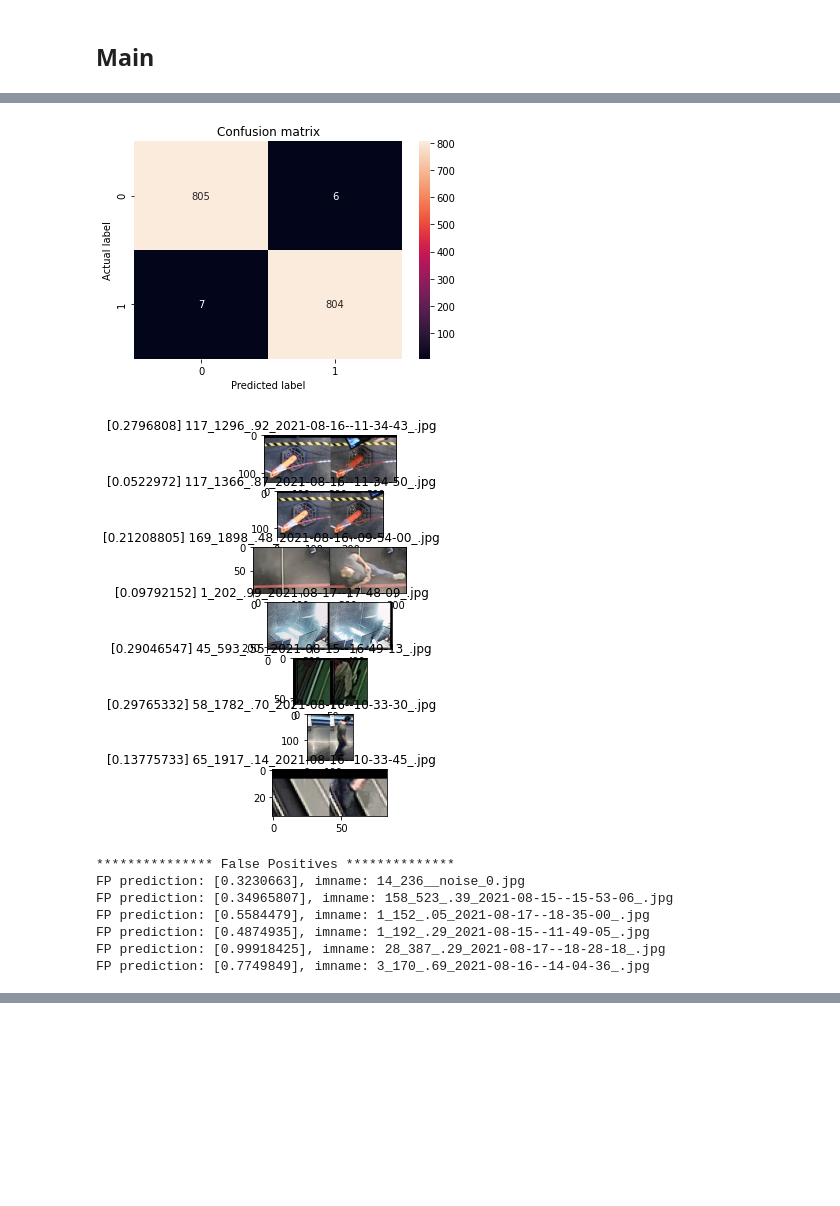
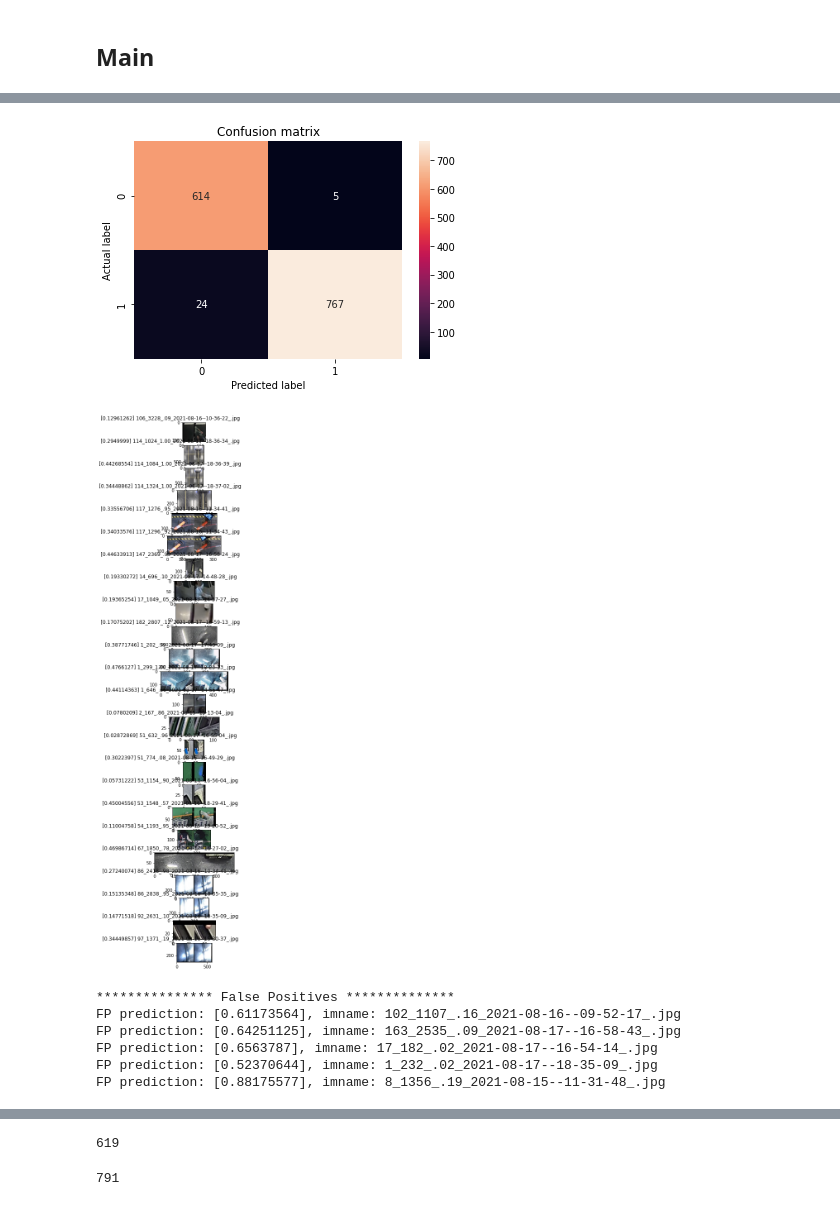
Before and after one commit to dnrevital/DL_utils, a Jupyter notebook: simple_model_evaluation_2_class_rgb.ipynb, the cells around one changed output, grey strips where cells are left out. Saved outputs shown, nothing was run; the diff lists cells and outputs as text; code cells hidden in the pictures; blank space fills up the shorter version.

```diff
--- a/simple_model_evaluation_2_class_rgb.ipynb
+++ b/simple_model_evaluation_2_class_rgb.ipynb
@@ -57,7 +57,7 @@ class DatasetHandler:
         self.num_obstacles) = self._get_all_dataset_image_names(self.dataset, 'obstacle')
         (self.no_obstacle_image_names,
         self.num_no_obstacles) = self._get_all_dataset_image_names(self.dataset, 'no_obstacle')
-        self.datagen, self.steps = self.get_datagen()
+        self.datagen, self.steps = self.get_datagen(self.batch_size)
 
     def _get_all_dataset_image_names(self, dataset, class_name):
         class_dataset = os.path.join(dataset, class_name)
@@ -72,9 +72,9 @@ class DatasetHandler:
 
         return im
 
-    def get_datagen(self):
+    def get_datagen(self, batch_size):
         datagen = ImageDataGenerator(rescale=1./255)
-        it = DirectoryIterator(self.dataset, image_data_generator=datagen)
+        it = DirectoryIterator(self.dataset, image_data_generator=datagen, batch_size=batch_size)
         steps= it.__len__()
 
         return datagen, steps
@@ -160,6 +160,7 @@ class DatasetHandler:
                 impath = os.path.join(self.no_obstacle_dataset, imname)
                 im = cv2.imread(impath)
                 print(f'FP prediction: {preds[i]}, imname: {imname}')
+                im = cv2.cvtColor(im, cv2.COLOR_BGR2RGB)
                 axarr[i].imshow(im)
                 axarr[i].set_title(str(preds[i]) + ' ' + imname + (' '*30))
             plt.show()
@@ -205,15 +206,16 @@ class DatasetHandler:
 ## Main
 # %%
 # -- Variables --
-model_path = '/home/drevital/cs_video_processor/models/rgb_6'
-dataset = '/home/drevital/obstacles_classification_datasets/rgb_6/eval'
+model_path = '/home/drevital/cs_video_processor/models/rgb_6_J'
+dataset = '/home/drevital/obstacles_classification_datasets/rgb_6_J/eval'
 model_name = model_path.split('/')[-1]
 color_mode = 'rgb'
-threshold = 0.3
+threshold = 0.5
+batch_size = 32
 
 # -- Run the Evaluation --
 model = tf.keras.models.load_model(model_path)
-handler = DatasetHandler(model_path, dataset)
+handler = DatasetHandler(model_path, dataset, batch_size=batch_size)
 
 # -- Print metrics
 metrics = handler.print_model_metrics(model, color_mode)
@@ -247,10 +249,9 @@ cm: [[805   6]
 *************** False Negatives **************
-[figure, old version]
+[figure, new version]
-[figure, old version]
+[figure, new version]
 *************** False Positives **************
-FP prediction: [0.3230663], imname: 14_236__noise_0.jpg
-FP prediction: [0.34965807], imname: 158_523_.39_2021-08-15--15-53-06_.jpg
-FP prediction: [0.5584479], imname: 1_152_.05_2021-08-17--18-35-00_.jpg
-FP prediction: [0.4874935], imname: 1_192_.29_2021-08-15--11-49-05_.jpg
-FP prediction: [0.99918425], imname: 28_387_.29_2021-08-17--18-28-18_.jpg
-FP prediction: [0.7749849], imname: 3_170_.69_2021-08-16--14-04-36_.jpg
+FP prediction: [0.61173564], imname: 102_1107_.16_2021-08-16--09-52-17_.jpg
+FP prediction: [0.64251125], imname: 163_2535_.09_2021-08-17--16-58-43_.jpg
+FP prediction: [0.6563787], imname: 17_182_.02_2021-08-17--16-54-14_.jpg
+FP prediction: [0.52370644], imname: 1_232_.02_2021-08-17--18-35-09_.jpg
+FP prediction: [0.88175577], imname: 8_1356_.19_2021-08-15--11-31-48_.jpg
@@ -257,0 +259,8 @@ FP prediction: [0.7749849], imname: 3_170_.69_2021-08-16--14-04-36_.jpg
+# %%
+handler.num_no_obstacles
+# %% [output]
+619
+# %%
+handler.num_obstacles
+# %% [output]
+791
```
Also changed, not shown: parts of 2 cells of this notebook, 14 other files.
